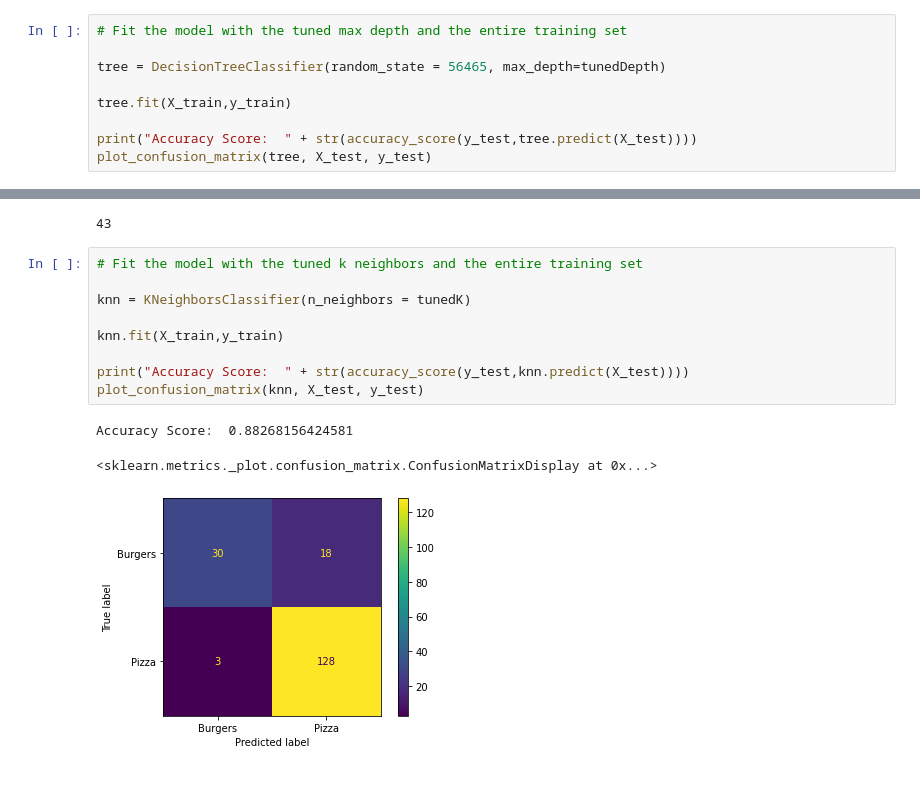
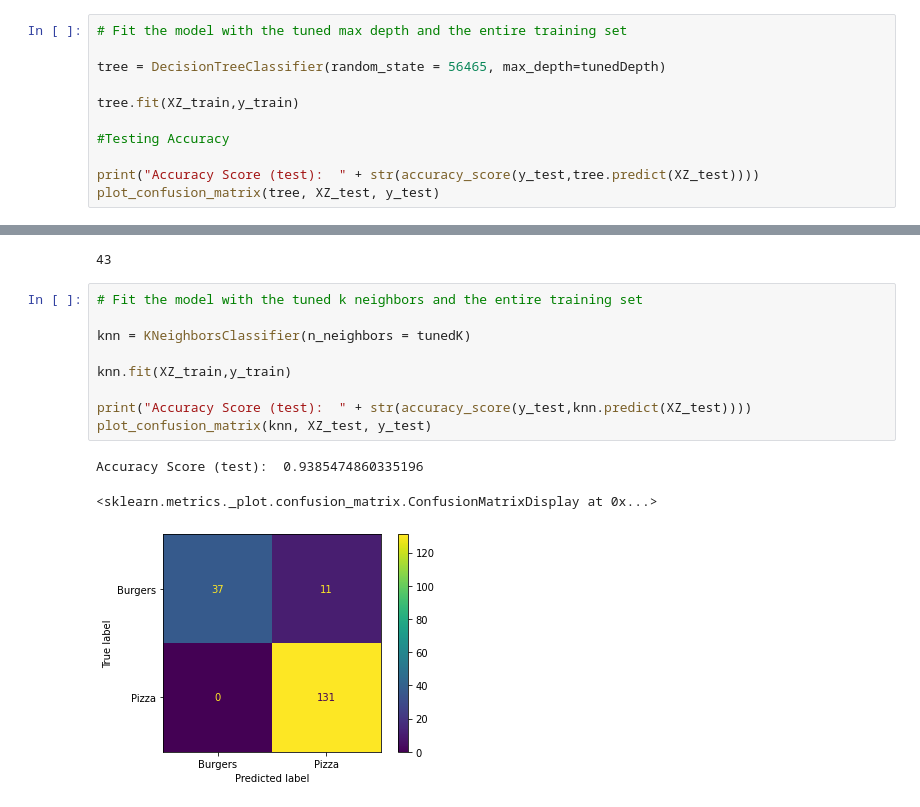
Before and after one commit to danshaub/CPSC392ParlettPelleriti, a Jupyter notebook: ProjectsAndExams/Project2/Project2.ipynb, the cells around one changed output, grey strips where cells are left out. Saved outputs shown, nothing was run; the diff lists cells and outputs as text.

```diff
--- a/ProjectsAndExams/Project2/Project2.ipynb
+++ b/ProjectsAndExams/Project2/Project2.ipynb
@@ -186,8 +185,10 @@ print(tunedDepth)
 
 tree = DecisionTreeClassifier(random_state = 56465, max_depth=tunedDepth)
 
-tree.fit(X_train,y_train)
+tree.fit(XZ_train,y_train)
 
-print("Accuracy Score:  " + str(accuracy_score(y_test,tree.predict(X_test))))
-plot_confusion_matrix(tree, X_test, y_test)
+#Testing Accuracy
+
+print("Accuracy Score (test):  " + str(accuracy_score(y_test,tree.predict(XZ_test))))
+plot_confusion_matrix(tree, XZ_test, y_test)
 # %% [output]
@@ -218,13 +228,13 @@ print(tunedK)
 # %%
 # Fit the model with the tuned k neighbors and the entire training set
 
 knn = KNeighborsClassifier(n_neighbors = tunedK)
 
-knn.fit(X_train,y_train)
+knn.fit(XZ_train,y_train)
 
-print("Accuracy Score:  " + str(accuracy_score(y_test,knn.predict(X_test))))
-plot_confusion_matrix(knn, X_test, y_test)
+print("Accuracy Score (test):  " + str(accuracy_score(y_test,knn.predict(XZ_test))))
+plot_confusion_matrix(knn, XZ_test, y_test)
 # %% [output]
-Accuracy Score:  0.88268156424581
+Accuracy Score (test):  0.9385474860335196
 <sklearn.metrics._plot.confusion_matrix.ConfusionMatrixDisplay at 0x...>
-[figure, old version]
+[figure, new version]
```
Also changed, not shown: parts of 30 cells of this notebook, 9 other files.
